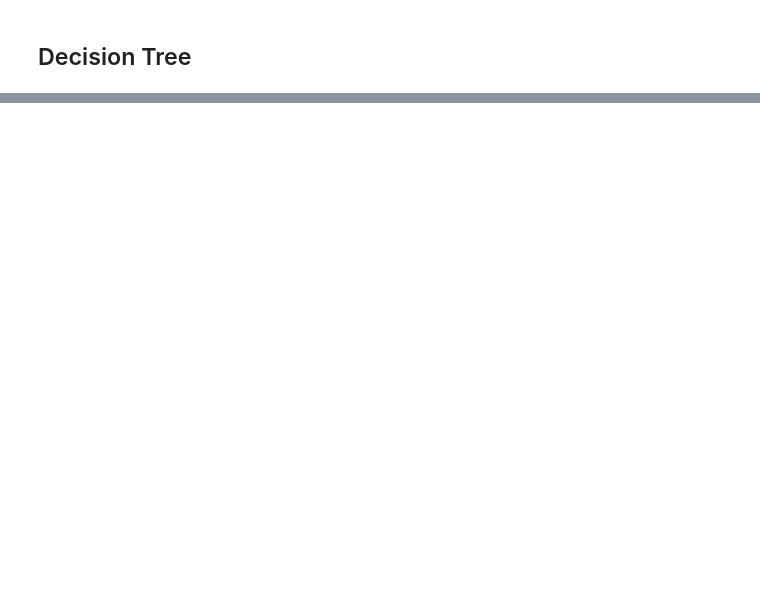
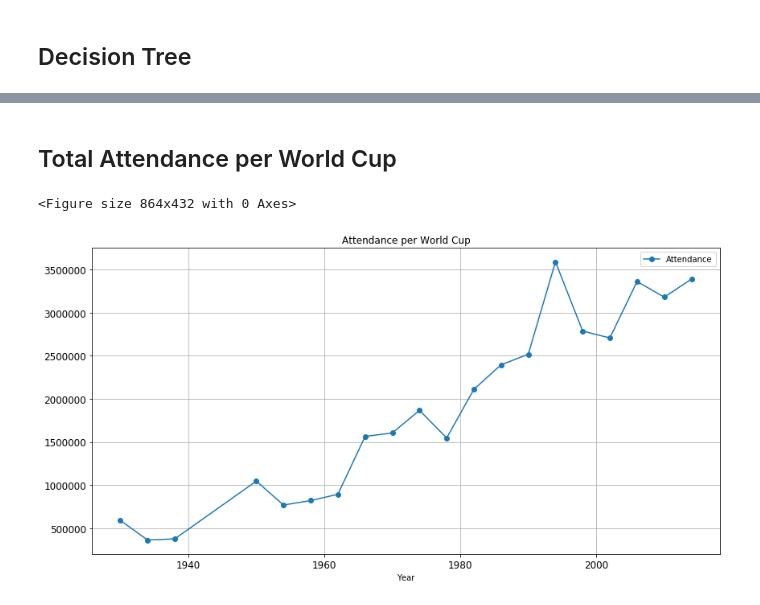
Before and after one commit to bhilprecht/ml-world-championship, a Jupyter notebook: FIFA_WM_Henrik_Leon.ipynb, the cells around one changed output, grey strips where cells are left out. Drawn from its saved outputs; the diff is of its cells as text; code cells hidden in the pictures; blank space fills up the shorter version.

```diff
--- a/FIFA_WM_Henrik_Leon.ipynb
+++ b/FIFA_WM_Henrik_Leon.ipynb
@@ -458,0 +328,6 @@ graph
+# %%
+# Data preparation
+df_cups_attendance = df_cups[["Year", "Attendance"]]
+df_cups_attendance['Attendance'] = df_cups_attendance['Attendance'].str.replace('.', '')
+df_cups_attendance['Attendance'] = df_cups_attendance.Attendance.astype(float)
+df_cups_attendance.dtypes
@@ -458,0 +348,10 @@ graph
+# %% [markdown]
+## Total Attendance per World Cup
+# %%
+plt.figure(figsize=(12,6))
+df_cups_attendance.set_index("Year").plot(style="o-", title="Attendance per World Cup", figsize=(14,7), legend=True, fontsize=12)
+plt.grid()
+plt.show()
+# %% [output]
+<Figure size 864x432 with 0 Axes>
+[figure, added]
```
Also changed, not shown: parts of 83 cells of this notebook, 3 other files.
